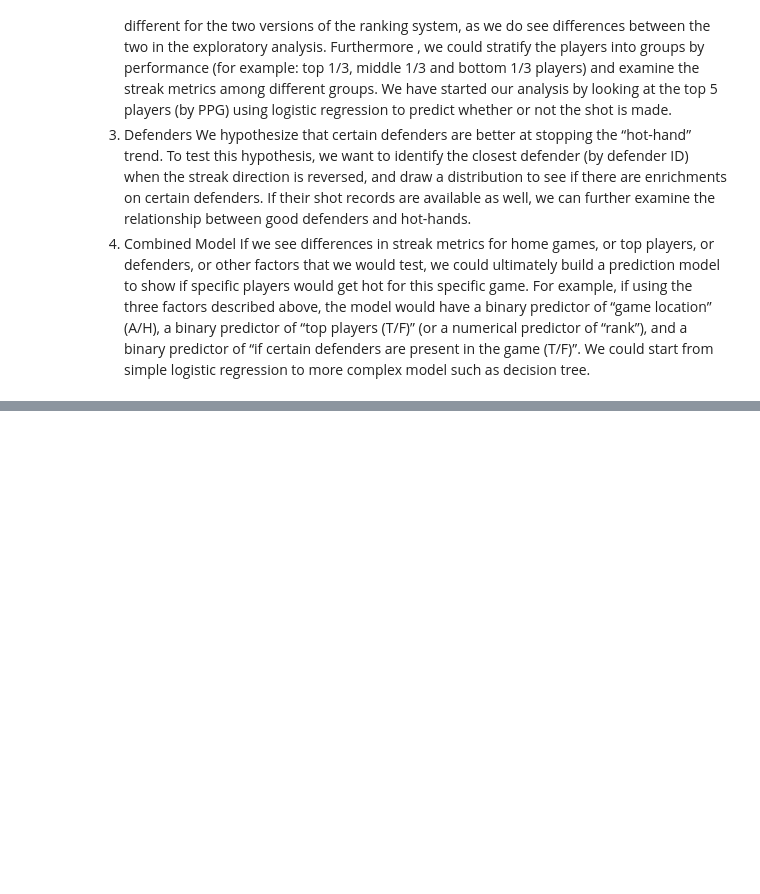
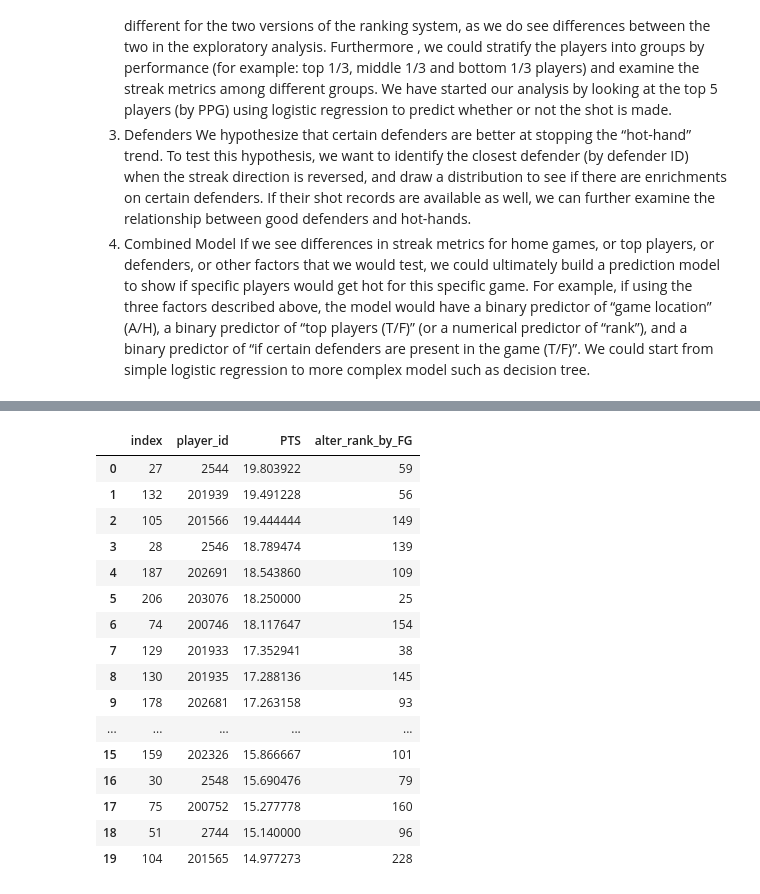
Before and after one commit to liangzecai/CS109a-Identify-HotHand, a Jupyter notebook: Final_Milestone4_Streakedited.ipynb, the cells around one changed output, grey strips where cells are left out. Saved outputs shown, nothing was run; the diff lists cells and outputs as text; code cells hidden in the pictures; blank space fills up the shorter version.

```diff
--- a/Final_Milestone4_Streakedited.ipynb
+++ b/Final_Milestone4_Streakedited.ipynb
@@ -1188,0 +1225,20 @@ If we see differences in streak metrics for home games, or top players, or defen
+# %%
+player_ppg_top.head(20)
+# %% [output]
+|  | index | player_id | PTS | alter_rank_by_FG |
+| 0 | 27 | 2544 | 19.803922 | 59 |
+| 1 | 132 | 201939 | 19.491228 | 56 |
+| 2 | 105 | 201566 | 19.444444 | 149 |
+| 3 | 28 | 2546 | 18.789474 | 139 |
+| 4 | 187 | 202691 | 18.543860 | 109 |
+| 5 | 206 | 203076 | 18.250000 | 25 |
+| 6 | 74 | 200746 | 18.117647 | 154 |
+| 7 | 129 | 201933 | 17.352941 | 38 |
+| 8 | 130 | 201935 | 17.288136 | 145 |
+| 9 | 178 | 202681 | 17.263158 | 93 |
+| ... | ... | ... | ... | ... |
+| 15 | 159 | 202326 | 15.866667 | 101 |
+| 16 | 30 | 2548 | 15.690476 | 79 |
+| 17 | 75 | 200752 | 15.277778 | 160 |
+| 18 | 51 | 2744 | 15.140000 | 96 |
+| 19 | 104 | 201565 | 14.977273 | 228 |
```
Also changed, not shown: parts of 19 cells of this notebook.
